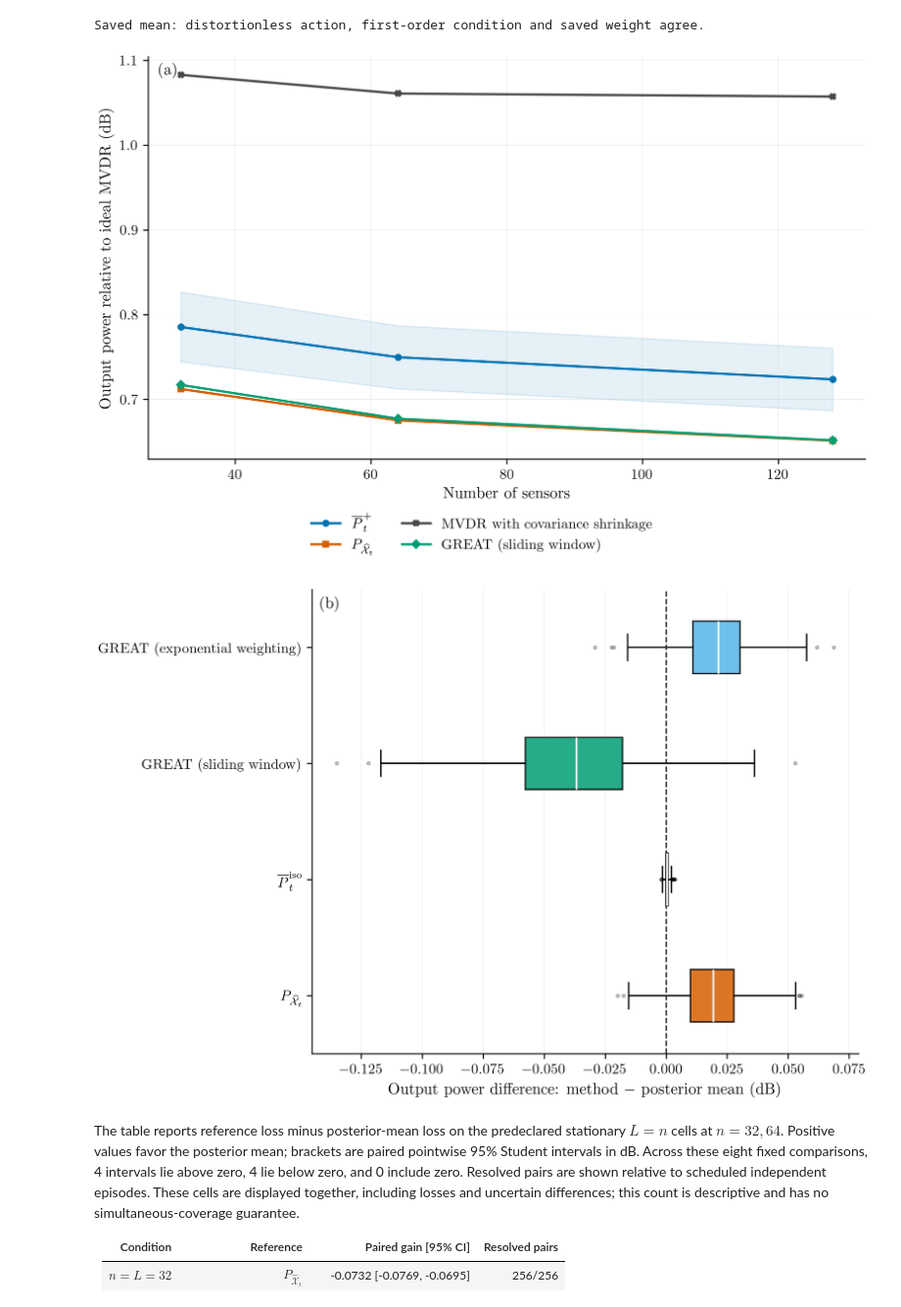
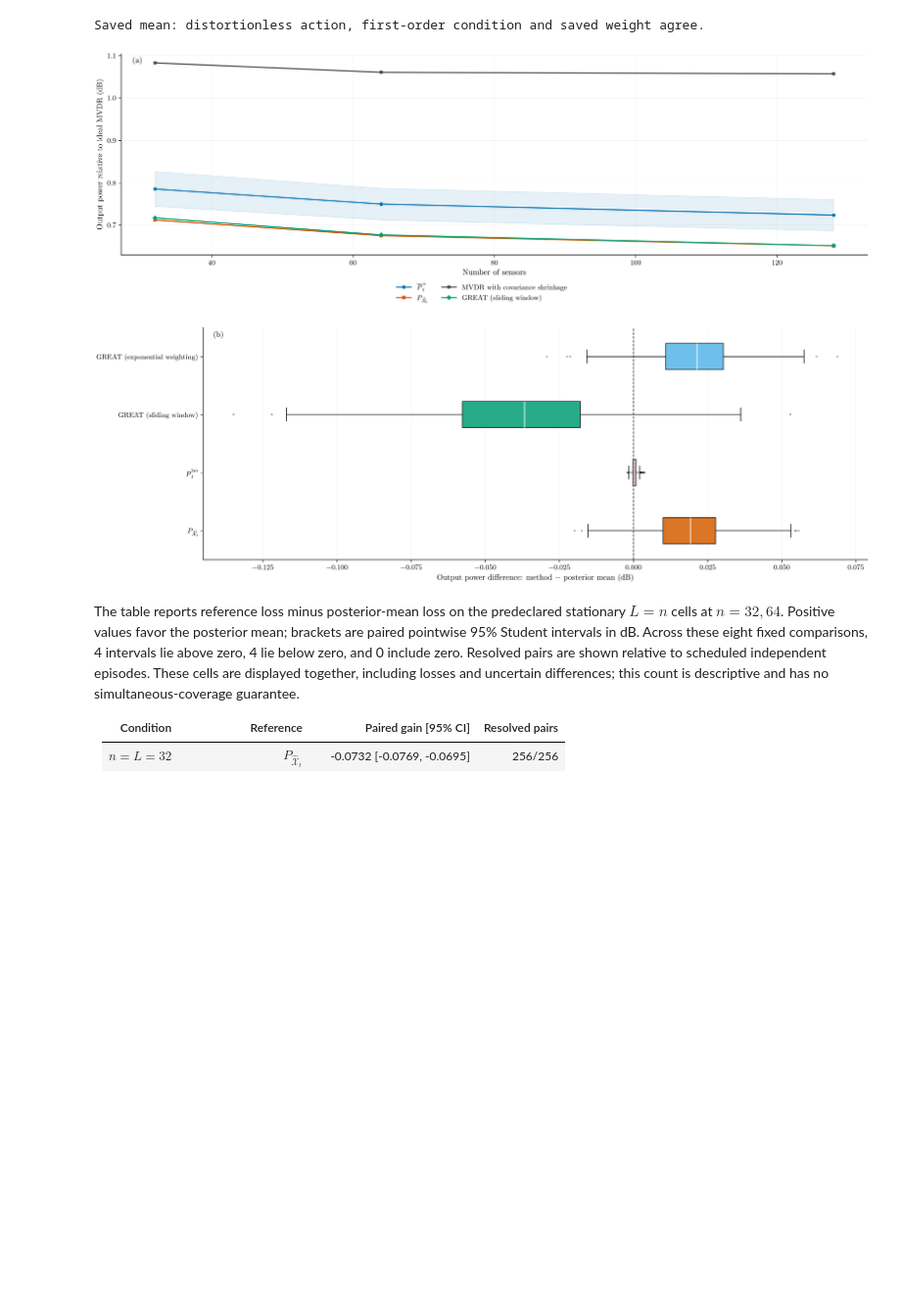
Before and after one commit to shreyasnb/Bayesian-ST, a Jupyter notebook: notebooks/01_array.ipynb, the cells around one changed output. Shown at 98% size. Saved outputs shown, nothing was run; the diff lists cells and outputs as text; code cells hidden in the pictures; blank space fills up the shorter version.

```diff
--- a/notebooks/01_array.ipynb
+++ b/notebooks/01_array.ipynb
@@ -217,7 +217,7 @@ from matplotlib import colors
 
 data = load_beamforming_plot_data(ROOT, 'task_performance', page=1)
 DPI = 300
-FIGSIZE = (7.5, 5)
+FIGSIZE = (15, 5)
 SAVE_PDF = True
 PDF_PATH = EDITABLE_OUTPUT / 'task_performance_output_power.pdf'
 
@@ -264,7 +264,7 @@ from matplotlib import colors
 
 data = load_beamforming_plot_data(ROOT, 'task_performance', page=1)
 DPI = 300
-FIGSIZE = (7.5, 5)
+FIGSIZE = (15, 5)
 SAVE_PDF = True
 PDF_PATH = EDITABLE_OUTPUT / 'task_performance_paired_difference.pdf'
 
@@ -279,35 +279,35 @@ STYLE = {
     "great_ew": ("GREAT (exponential weighting)", "#56B4E9", "v"),
     "known": ("True variances", "#111111", "s"),
     "exact_known": (r"True variances, $\beta=1$", "#111111", "s"),
     "known_forgetting": ("True variances, forgetting", "#8172B2", "D"),
     "misspecified": ("Fixed variances", "#999999", "^"),
     "learned": ("Learned variances", "#0072B2", "o"),
 }
 
 fig, ax = plt.subplots(figsize=FIGSIZE,dpi=DPI,layout="constrained")
 labels = [STYLE[item["method"]][0] for item in data["paired"]]
 samples = [item["values"] for item in data["paired"]]
 boxes = ax.boxplot(samples,vert=False,patch_artist=True,
     medianprops={"color":"white","linewidth":1.2},
     flierprops={"markersize":1.8,"alpha":.35})
 # Set tick labels explicitly: boxplot's labels keyword was removed in 3.11.
 ax.set_yticks(np.arange(1,len(labels)+1),labels=labels)
 for patch,item in zip(boxes["boxes"],data["paired"]):
     patch.set(facecolor=STYLE[item["method"]][1],alpha=.85)
 ax.axvline(0.,linestyle="--",color="#222222",linewidth=1.)
 ax.set_xlabel("Output power difference: method $-$ posterior mean (dB)")
 ax.spines[["top","right"]].set_visible(False)
 ax.grid(axis="x",color="#BFC4C8",alpha=.30,linewidth=.45)
 ax.text(.015,.985,"(b)",transform=ax.transAxes,ha="left",va="top")
 
 # Save only this editable figure; the published result catalogue is untouched.
 if SAVE_PDF:
     PDF_PATH.parent.mkdir(parents=True, exist_ok=True)
     fig.savefig(PDF_PATH, dpi=DPI, bbox_inches=None)
 plt.show()
 # %% [output]
-[figure, old version]
+[figure, new version]
-[figure, old version]
+[figure, new version]
 # %% [markdown]
 The table reports reference loss minus posterior-mean loss on the predeclared stationary $L=n$ cells at $n=32,64$. Positive values favor the posterior mean; brackets are paired pointwise 95% Student intervals in dB. Across these eight fixed comparisons, 4 intervals lie above zero, 4 lie below zero, and 0 include zero. Resolved pairs are shown relative to scheduled independent episodes. These cells are displayed together, including losses and uncertain differences; this count is descriptive and has no simultaneous-coverage guarantee.
 
```
Also changed, not shown: parts of 3 cells of this notebook, 1 other file.
